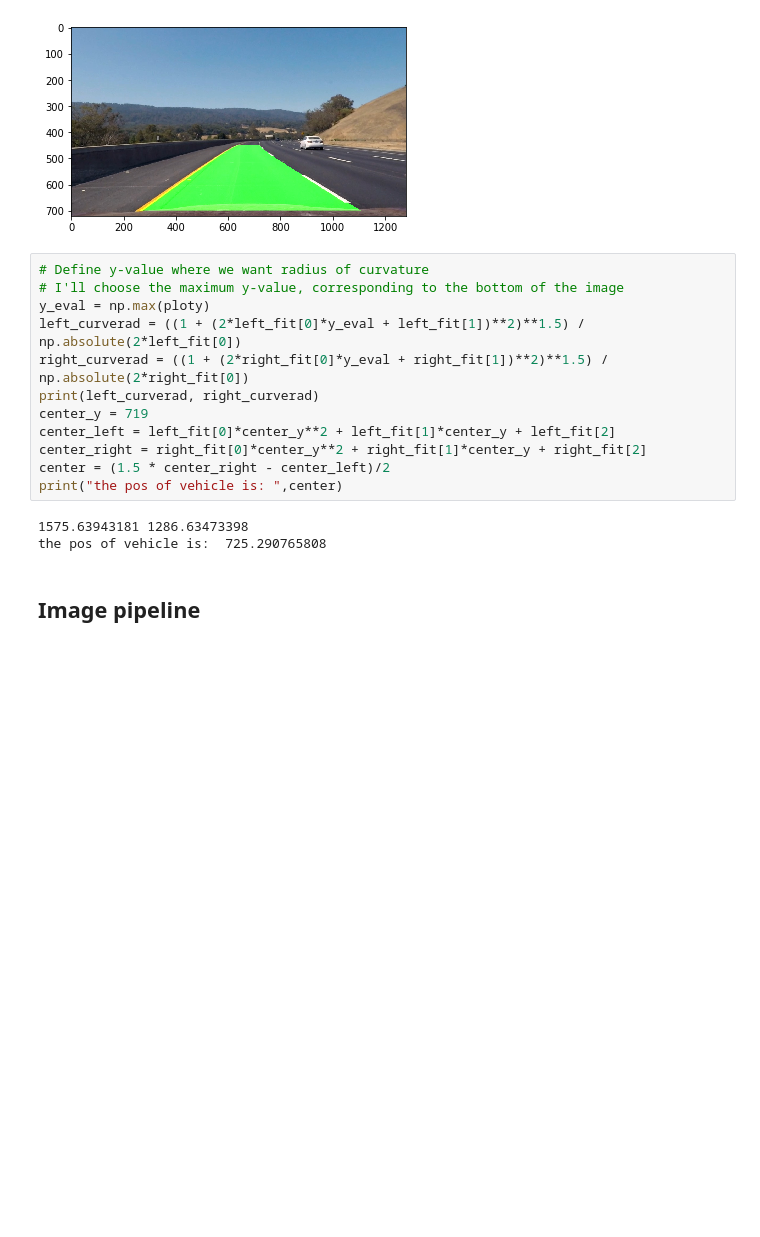
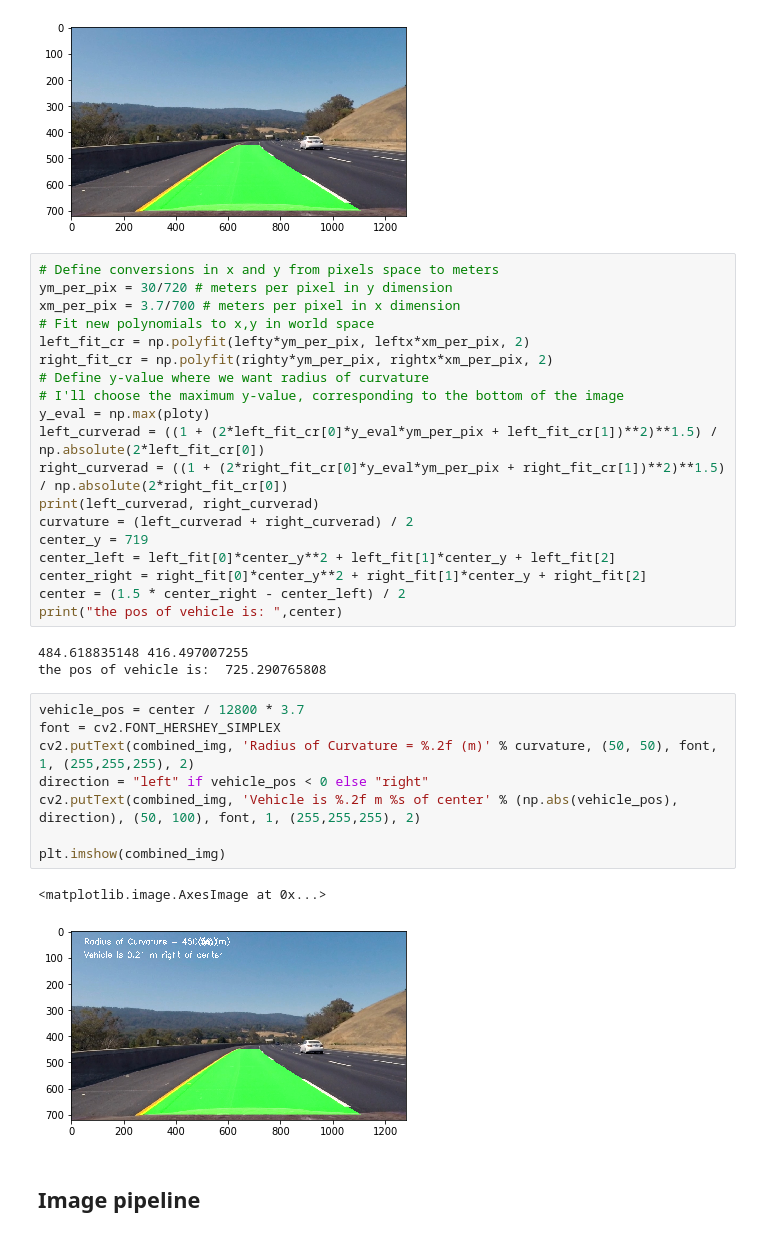
Before and after one commit to AoyuQC/CarND-Udacity-Advanced-P4, a Jupyter notebook: Advanced_lane_P4.ipynb, the cells around one changed output. Drawn from its saved outputs; the diff is of its cells as text; blank space fills up the shorter version.

```diff
--- a/Advanced_lane_P4.ipynb
+++ b/Advanced_lane_P4.ipynb
@@ -515,20 +546,38 @@ plt.imshow(combined_img)
 <matplotlib.image.AxesImage at 0x...>
 [figure]
 # %%
+# Define conversions in x and y from pixels space to meters
+ym_per_pix = 30/720 # meters per pixel in y dimension
+xm_per_pix = 3.7/700 # meters per pixel in x dimension
+# Fit new polynomials to x,y in world space
+left_fit_cr = np.polyfit(lefty*ym_per_pix, leftx*xm_per_pix, 2)
+right_fit_cr = np.polyfit(righty*ym_per_pix, rightx*xm_per_pix, 2)
 # Define y-value where we want radius of curvature
 # I'll choose the maximum y-value, corresponding to the bottom of the image
 y_eval = np.max(ploty)
-left_curverad = ((1 + (2*left_fit[0]*y_eval + left_fit[1])**2)**1.5) / np.absolute(2*left_fit[0])
-right_curverad = ((1 + (2*right_fit[0]*y_eval + right_fit[1])**2)**1.5) / np.absolute(2*right_fit[0])
+left_curverad = ((1 + (2*left_fit_cr[0]*y_eval*ym_per_pix + left_fit_cr[1])**2)**1.5) / np.absolute(2*left_fit_cr[0])
+right_curverad = ((1 + (2*right_fit_cr[0]*y_eval*ym_per_pix + right_fit_cr[1])**2)**1.5) / np.absolute(2*right_fit_cr[0])
 print(left_curverad, right_curverad)
+curvature = (left_curverad + right_curverad) / 2
 center_y = 719
 center_left = left_fit[0]*center_y**2 + left_fit[1]*center_y + left_fit[2]
 center_right = right_fit[0]*center_y**2 + right_fit[1]*center_y + right_fit[2]
-center = (1.5 * center_right - center_left)/2
+center = (1.5 * center_right - center_left) / 2
 print("the pos of vehicle is: ",center)
 # %% [output]
-1575.63943181 1286.63473398
+484.618835148 416.497007255
 the pos of vehicle is:  725.290765808
+# %%
+vehicle_pos = center / 12800 * 3.7
+font = cv2.FONT_HERSHEY_SIMPLEX
+cv2.putText(combined_img, 'Radius of Curvature = %.2f (m)' % curvature, (50, 50), font, 1, (255,255,255), 2)
+direction = "left" if vehicle_pos < 0 else "right"
+cv2.putText(combined_img, 'Vehicle is %.2f m %s of center' % (np.abs(vehicle_pos), direction), (50, 100), font, 1, (255,255,255), 2)
+
+plt.imshow(combined_img)
+# %% [output]
+<matplotlib.image.AxesImage at 0x...>
+[figure, added]
 # %% [markdown]
 ## Image pipeline
 # %%
```
Also changed, not shown: parts of 5 cells of this notebook, 1 other file.
